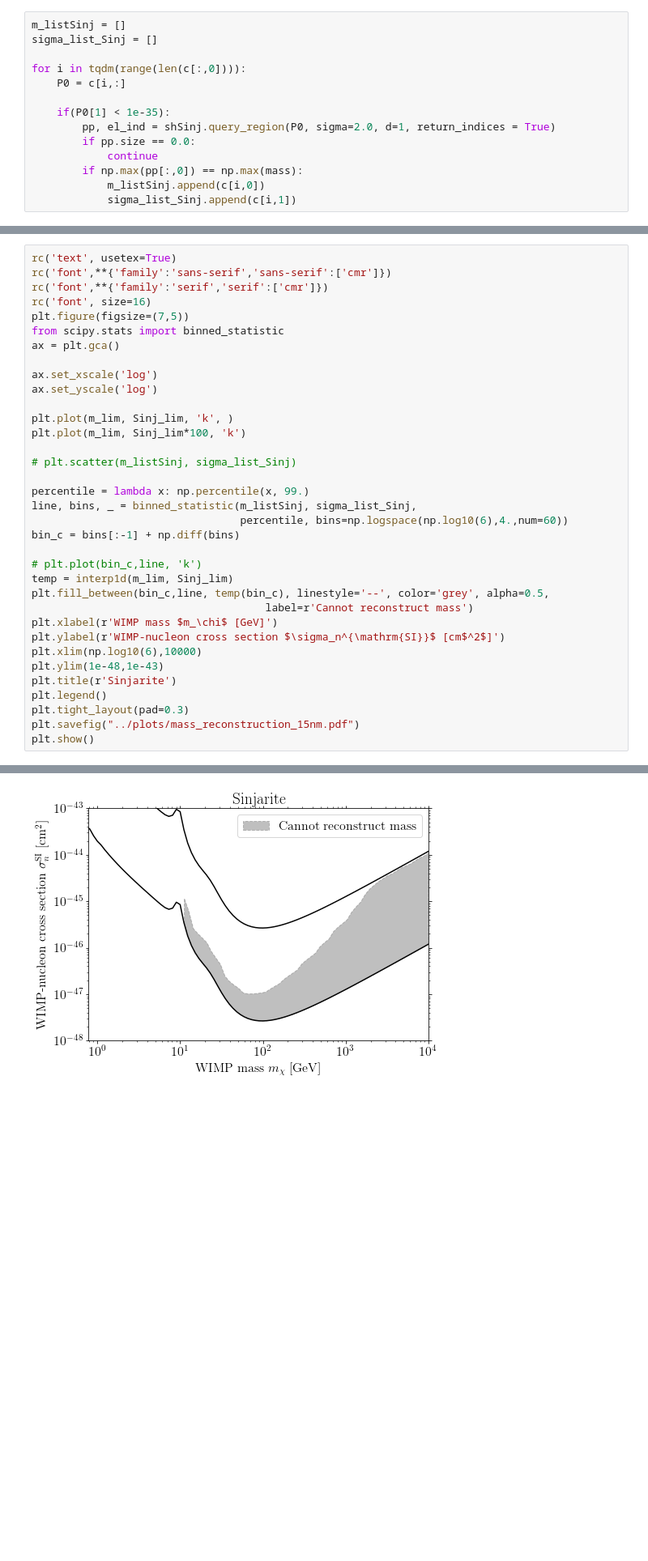
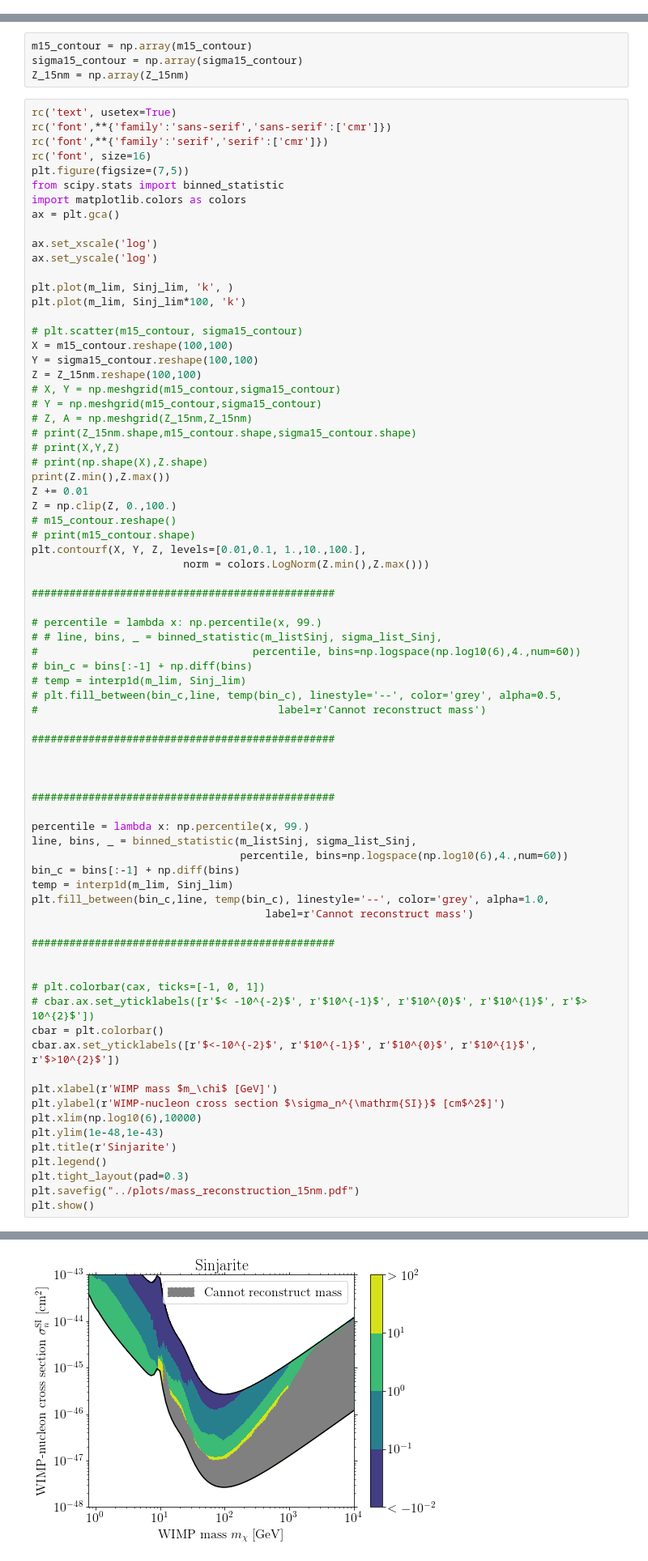
Before and after one commit to tedwards2412/paleo_detectors, a Jupyter notebook: Notebooks/Mass_Reconstruction.ipynb, the cells around one changed output, grey strips where cells are left out. Shown at 81% size. Cells and saved outputs as stored; diff of their text form; blank space fills up the shorter version.

```diff
--- a/Notebooks/Mass_Reconstruction.ipynb
+++ b/Notebooks/Mass_Reconstruction.ipynb
@@ -225,17 +225,3 @@ print(N.shape)
 (10000,)
 # %% [markdown]
 Query 2-sigma regions around each point and check whether mass discrimination is possible...
-# %%
-m_listSinj = []
-sigma_list_Sinj = []
-
-for i in tqdm(range(len(c[:,0]))):
-    P0 = c[i,:]
-
-    if(P0[1] < 1e-35):
-        pp, el_ind = shSinj.query_region(P0, sigma=2.0, d=1, return_indices = True)
-        if pp.size == 0.0:
-            continue
-        if np.max(pp[:,0]) == np.max(mass):
-            m_listSinj.append(c[i,0])
-            sigma_list_Sinj.append(c[i,1])
@@ -262,3 +276,7 @@ Analyse and plot the results
+# %%
+m15_contour = np.array(m15_contour)
+sigma15_contour = np.array(sigma15_contour)
+Z_15nm = np.array(Z_15nm)
 # %%
 rc('text', usetex=True)
 rc('font',**{'family':'sans-serif','sans-serif':['cmr']})
@@ -266,6 +284,7 @@ rc('font',**{'family':'serif','serif':['cmr']})
 rc('font', size=16)
 plt.figure(figsize=(7,5))
 from scipy.stats import binned_statistic
+import matplotlib.colors as colors
 ax = plt.gca()
 
 ax.set_xscale('log')
@@ -274,17 +293,56 @@ ax.set_yscale('log')
 plt.plot(m_lim, Sinj_lim, 'k', )
 plt.plot(m_lim, Sinj_lim*100, 'k')
 
-# plt.scatter(m_listSinj, sigma_list_Sinj)
+# plt.scatter(m15_contour, sigma15_contour)
+X = m15_contour.reshape(100,100)
+Y = sigma15_contour.reshape(100,100)
+Z = Z_15nm.reshape(100,100)
+# X, Y = np.meshgrid(m15_contour,sigma15_contour)
+# Y = np.meshgrid(m15_contour,sigma15_contour)
+# Z, A = np.meshgrid(Z_15nm,Z_15nm)
+# print(Z_15nm.shape,m15_contour.shape,sigma15_contour.shape)
+# print(X,Y,Z)
+# print(np.shape(X),Z.shape)
+print(Z.min(),Z.max())
+Z += 0.01
+Z = np.clip(Z, 0.,100.)
+# m15_contour.reshape()
+# print(m15_contour.shape)
+plt.contourf(X, Y, Z, levels=[0.01,0.1, 1.,10.,100.],
+                        norm = colors.LogNorm(Z.min(),Z.max()))
+
+################################################
+
+# percentile = lambda x: np.percentile(x, 99.)
+# # line, bins, _ = binned_statistic(m_listSinj, sigma_list_Sinj,
+#                                  percentile, bins=np.logspace(np.log10(6),4.,num=60))
+# bin_c = bins[:-1] + np.diff(bins)
+# temp = interp1d(m_lim, Sinj_lim)
+# plt.fill_between(bin_c,line, temp(bin_c), linestyle='--', color='grey', alpha=0.5,
+#                                      label=r'Cannot reconstruct mass')
+
+################################################
+
+
+
+################################################
 
 percentile = lambda x: np.percentile(x, 99.)
 line, bins, _ = binned_statistic(m_listSinj, sigma_list_Sinj,
                                  percentile, bins=np.logspace(np.log10(6),4.,num=60))
 bin_c = bins[:-1] + np.diff(bins)
+temp = interp1d(m_lim, Sinj_lim)
+plt.fill_between(bin_c,line, temp(bin_c), linestyle='--', color='grey', alpha=1.0,
+                                     label=r'Cannot reconstruct mass')
 
-# plt.plot(bin_c,line, 'k')
-temp = interp1d(m_lim, Sinj_lim)
-plt.fill_between(bin_c,line, temp(bin_c), linestyle='--', color='grey', alpha=0.5,
-                                     label=r'Cannot reconstruct mass')
+################################################
+
+
+# plt.colorbar(cax, ticks=[-1, 0, 1])
+# cbar.ax.set_yticklabels([r'$< -10^{-2}$', r'$10^{-1}$', r'$10^{0}$', r'$10^{1}$', r'$> 10^{2}$'])
+cbar = plt.colorbar()
+cbar.ax.set_yticklabels([r'$<-10^{-2}$', r'$10^{-1}$', r'$10^{0}$', r'$10^{1}$', r'$>10^{2}$'])
+
 plt.xlabel(r'WIMP mass $m_\chi$ [GeV]')
 plt.ylabel(r'WIMP-nucleon cross section $\sigma_n^{\mathrm{SI}}$ [cm$^2$]')
 plt.xlim(np.log10(6),10000)
@@ -298,4 +357,4 @@ plt.show()
-[figure, old version]
+[figure, new version]
 # %%
 # def plot_ellipse(ind, txt=None, x=False, colour=False):
 #     P0 = c[ind,:]
```
Also changed, not shown: parts of 10 cells of this notebook, 16 other files.
